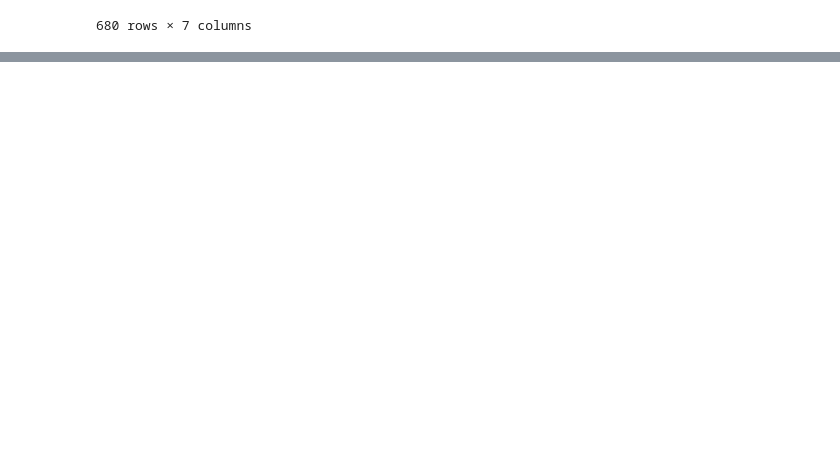
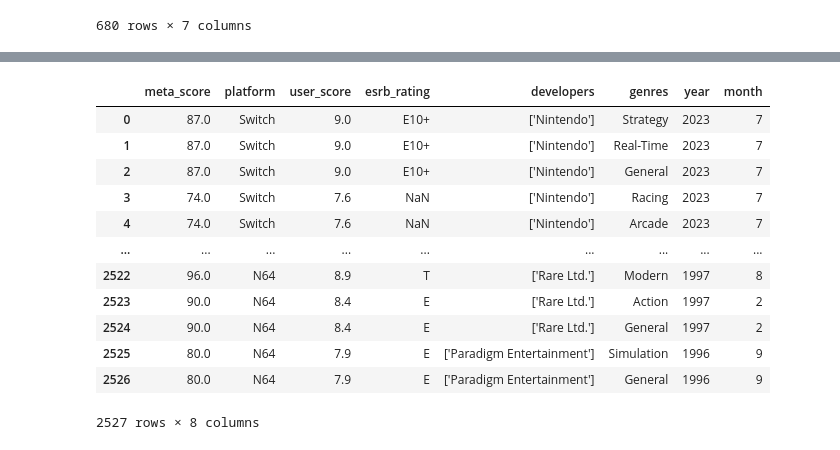
Before and after one commit to brianellis1997/Nintendo_Games, a Jupyter notebook: Analysis.ipynb, the cells around one changed output, grey strips where cells are left out. Saved outputs shown, nothing was run; the diff lists cells and outputs as text; code cells hidden in the pictures; blank space fills up the shorter version.

```diff
--- a/Analysis.ipynb
+++ b/Analysis.ipynb
@@ -165,0 +283,5 @@ Games
+# %%
+# Need to extract genres since it's multivariable
+
+Games['genres'] = Games['genres'].str.replace(r"[\[\]']", '', regex=True).str.split(', ')
+Games['genres']
@@ -165,0 +306,16 @@ Games
+# %%
+Games.explode('genres', ignore_index=True)
+# %% [output]
+|  | meta_score | platform | user_score | esrb_rating | developers | genres | year | month |
+| 0 | 87.0 | Switch | 9.0 | E10+ | ['Nintendo'] | Strategy | 2023 | 7 |
+| 1 | 87.0 | Switch | 9.0 | E10+ | ['Nintendo'] | Real-Time | 2023 | 7 |
+| 2 | 87.0 | Switch | 9.0 | E10+ | ['Nintendo'] | General | 2023 | 7 |
+| 3 | 74.0 | Switch | 7.6 | NaN | ['Nintendo'] | Racing | 2023 | 7 |
+| 4 | 74.0 | Switch | 7.6 | NaN | ['Nintendo'] | Arcade | 2023 | 7 |
+| ... | ... | ... | ... | ... | ... | ... | ... | ... |
+| 2522 | 96.0 | N64 | 8.9 | T | ['Rare Ltd.'] | Modern | 1997 | 8 |
+| 2523 | 90.0 | N64 | 8.4 | E | ['Rare Ltd.'] | Action | 1997 | 2 |
+| 2524 | 90.0 | N64 | 8.4 | E | ['Rare Ltd.'] | General | 1997 | 2 |
+| 2525 | 80.0 | N64 | 7.9 | E | ['Paradigm Entertainment'] | Simulation | 1996 | 9 |
+| 2526 | 80.0 | N64 | 7.9 | E | ['Paradigm Entertainment'] | General | 1996 | 9 |
+2527 rows × 8 columns
```
Also changed, not shown: parts of 7 cells of this notebook.
